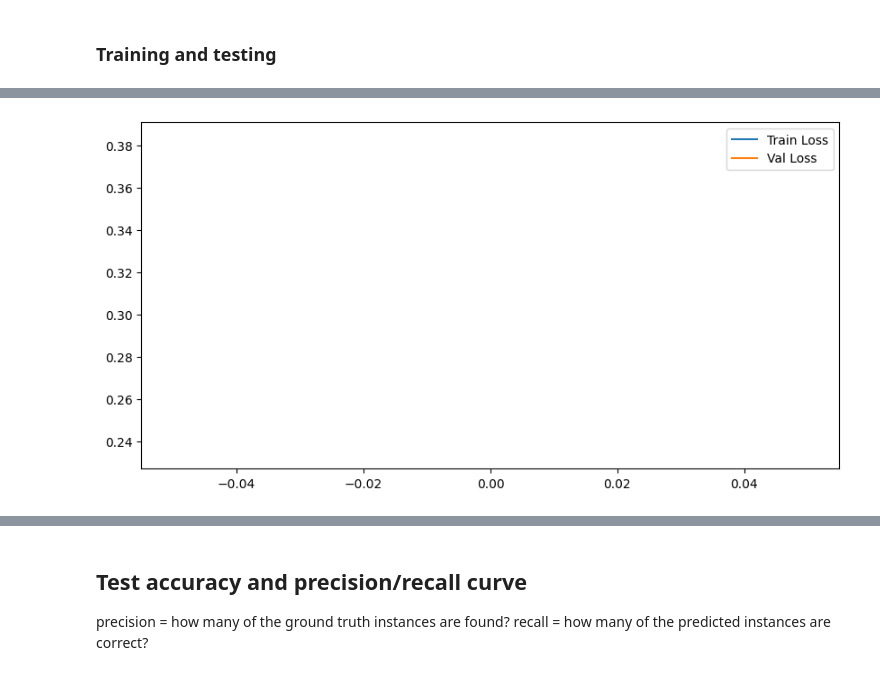
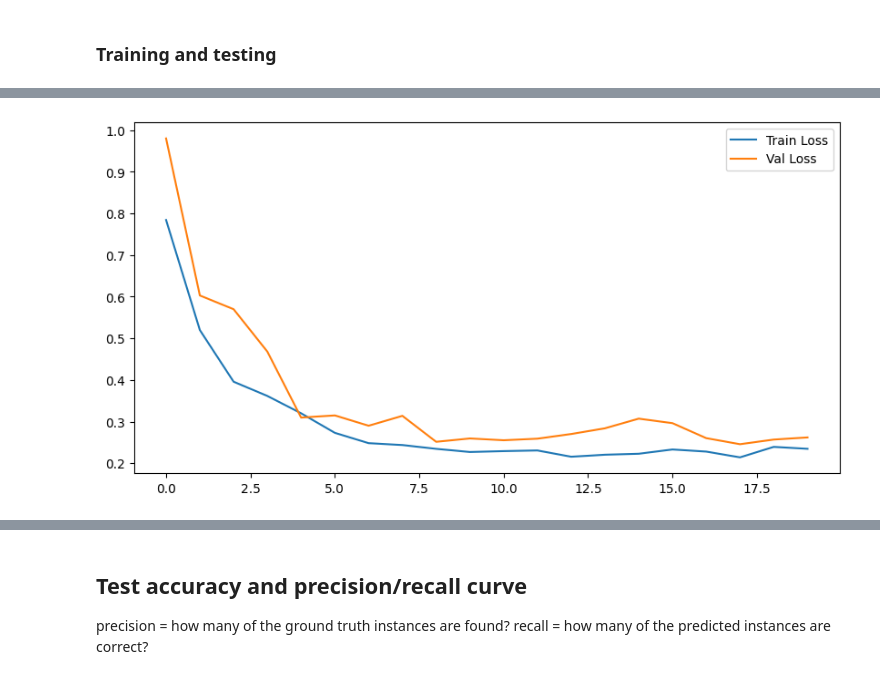
Before and after one commit to GeoKauko/TheNavySeals, a Jupyter notebook: 2_Seal_detection.ipynb, the cells around one changed output, grey strips where cells are left out. Drawn from its saved outputs; the diff is of its cells as text; code cells hidden in the pictures.

```diff
--- a/2_Seal_detection.ipynb
+++ b/2_Seal_detection.ipynb
@@ -192,13 +174,0 @@ val_loader = torch.utils.data.DataLoader(val_dataset_seals, batch_size=batch_siz
-# %%
-image, mask = train_dataset_seals[450]
-fig, axes = plt.subplots(1, 2, figsize=(10, 5))
-axes[0].imshow(image.permute(1, 2, 0), cmap = 'gray')  # Convert from tensor format (C, H, W) to (H, W, C)
-axes[0].set_title('Image')
-axes[0].axis('off')
-axes[1].imshow(mask.permute(1, 2, 0), cmap = 'gray')  # Convert from tensor format (C, H, W) to (H, W, C)
-axes[1].set_title('Mask')
-axes[1].axis('off')
-plt.show()
-
-print(image.shape)
-print(mask.shape)
@@ -242,38 +206,57 @@ Mon Jun 17 14:20:08 2024
 # %%
 #source:https://smp.readthedocs.io/en/latest/models.html#unet
 model = smp.Unet(
-    encoder_name="efficientnet-b1", # choose encoder, e.g. mobilenet_v2 or efficientnet-b7 we chose efficientnet-b1 based on the SealNet 2.0
+    encoder_name="resnext50_32x4d", # choose encoder, e.g. mobilenet_v2 or efficientnet-b7 we chose efficientnet-b1 based on the SealNet 2.0
     encoder_weights=None, # we do not have a pretrained model, so we put none and the model will use random weigths
     in_channels=1,                  # model input channels (1 for gray-scale images, 3 for RGB, etc.)
     classes=1 # model output channels (number of classes in your dataset)
 
 )
-#model.segmentation_head[2] = nn.Sigmoid()
 # %% [markdown]
 ### Training and testing
 # %%
-learning_rate = 0.001
-num_epochs = 1
+learning_rate = 0.003
+num_epochs = 20
 # Define the loss function and optimizer
 # Tversky loss https://www.kaggle.com/code/bigironsphere/loss-function-library-keras-pytorch
 alpha = 0.1
 beta = 0.9
 
 
-# Function for defining accuracy
 
-def accuracy(all_outputs, all_masks, threshold = 0.5):
+#https://github.com/hsiangyuzhao/Segmentation-Metrics-PyTorch/blob/master/metric.py
+def metrics(groundtruths, predictions, threshold = 0.5):
+        output = torch.cat(groundtruths, dim = 0)
+        target = torch.cat(predictions, dim = 0)
+        #pred = (all_outputs > threshold).float()
 
-    all_outputs = torch.cat(all_outputs, dim = 0)
-    all_masks= torch.cat(all_masks, dim = 0)
+        #output = predictions.view(-1, )
+        #target = groundtruths.view(-1, ).float()
 
-    pred = (all_outputs > threshold).float()
-    cor_pred = (pred == all_masks).float().sum()
+        tp = torch.sum(output * target)  # TP
+        fp = torch.sum(output * (1 - target))  # FP
+        fn = torch.sum((1 - output) * target)  # FN
+        tn = torch.sum((1 - output) * (1 - target))  # TN
 
-    total_pred = all_masks.numel()
-    accuracy = (cor_pred/total_pred)*100
+        eps = 1e-7 # Small number to avoid devision by zero
 
-    return(accuracy.item())
+        pixel_acc = (tp + tn + eps) / (tp + tn + fp + fn + eps)
+        dice = (2 * tp + eps) / (2 * tp + fp + fn + eps)
+        precision = (tp + eps) / (tp + fp + eps)
+        recall = (tp + eps) / (tp + fn + eps)
+        specificity = (tn + eps) / (tn + fp + eps)
+
+        table = [["Pixel Accuracy", pixel_acc],
+                 ["Dice", dice],
+                 ["Precision", precision],
+                 ["Recall", recall],
+                 ["Specificity", specificity]]
+
+        head = ["Metric", "Value"]
+
+        print(tabulate(table, headers=head, tablefmt="grid"))
+
+        return pixel_acc, dice, precision, recall, specificity
 
 def get_lr(optimizer):
     for param_group in optimizer.param_groups:
@@ -308,7 +291,7 @@ criterion = TverskyLoss()
 #criterion = nn.BCEWithLogitsLoss()  # Binary Cross Entropy loss with logits
 
 optimizer = optim.Adam(model.parameters(), lr=learning_rate)
-scheduler = torch.optim.lr_scheduler.StepLR(optimizer, step_size=6, gamma=0.1)
+scheduler = torch.optim.lr_scheduler.StepLR(optimizer, step_size=4, gamma=0.1)
 
 # Training and validation loop
 device = torch.device("cuda" if torch.cuda.is_available() else "cpu")
@@ -317,8 +300,10 @@ model.to(device)
 train_losses = []
 val_losses = []
 
-tr_accs = []
-val_accs = []
+best_loss = 10000000
+best_model = 0
+best_epoch = 0
+
 for epoch in range(num_epochs):
     start_time = time.time() #start time for epoch
 
@@ -340,8 +325,6 @@ for epoch in range(num_epochs):
         tr_all_masks.append(mask.cpu().detach())
         train_loss += loss.item()
 
-    tr_acc = accuracy(tr_all_outputs, tr_all_masks)
-    tr_accs.append(tr_acc)
 
     train_loss /= len(train_loader)
     train_losses.append(train_loss)
@@ -361,18 +344,22 @@ for epoch in range(num_epochs):
             val_all_masks.append(mask.cpu().detach())
             val_loss += loss.item()
 
-    val_acc = accuracy(val_all_outputs, val_all_masks)
-    val_accs.append(val_acc)
 
     val_loss /= len(val_loader)
     val_losses.append(val_loss)
 
     scheduler.step()
 
+    if val_loss < best_loss:
+      best_loss = val_loss
+      best_model = model
+      best_epoch = epoch+1
+
+
     end_time = time.time()
     epoch_time = end_time - start_time
     print(f'Epoch {epoch+1}/{num_epochs}, Train Loss: {train_loss:.4f}, Val Loss: {val_loss:.4f}, Epoch time: {epoch_time: .2f}s, LR: {get_lr(optimizer)}')
-    print(f'Epoch {epoch+1}/{num_epochs}, Train Accuracy: {tr_acc:.4f}%, Val Accuracy: {val_acc:.4f}% \n')
+print(f"Best epoch is {best_epoch}, with a validation loss of {best_loss}")
 
 # Plot training and validation loss
 plt.figure(figsize=(10, 5))
@@ -386 +388 @@ Epoch 1/1, Train Accuracy: 99.8724%, Val Accuracy: 99.9010%
-[figure, old version]
+[figure, new version]
```
Also changed, not shown: parts of 22 cells of this notebook.
